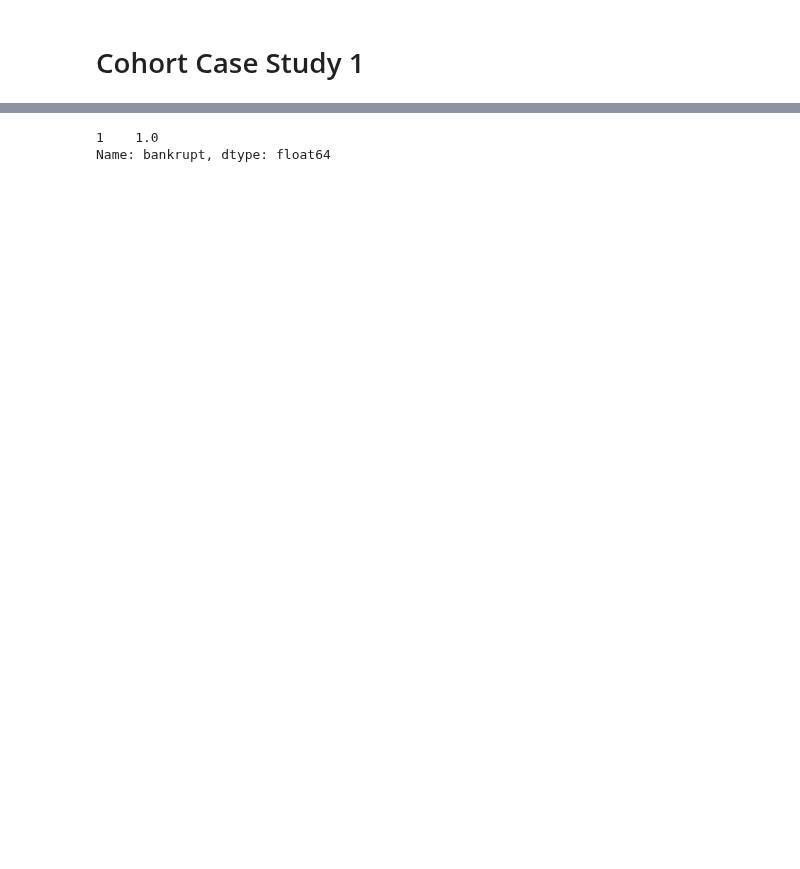
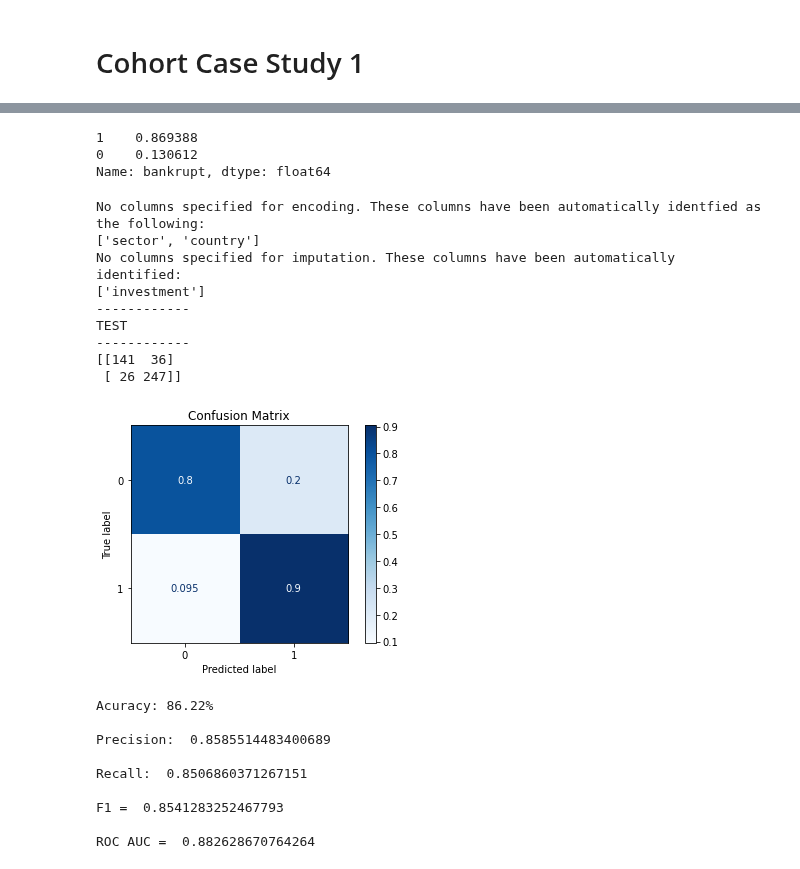
Before and after one commit to microsoft/responsible-ai-toolbox-mitigations, a Jupyter notebook: notebooks/cohort/case_study/case_1.ipynb, the cells around one changed output, grey strips where cells are left out. Saved outputs shown, nothing was run; the diff lists cells and outputs as text; code cells hidden in the pictures; blank space fills up the shorter version.

Commit message:
Small changes to CohortManager and model_utils

```diff
--- a/notebooks/cohort/case_study/case_1.ipynb
+++ b/notebooks/cohort/case_study/case_1.ipynb
@@ -49,9 +51,9 @@ def _create_country_df(samples: int, sectors: dict, country_name: str):
             df = pd.concat([df, df_sector], axis=0)
     return df
 # %%
-def create_df_two_distributions(samples: list):
-    #np.random.seed(SEED)
-    #random.seed(SEED)
+def create_df_multiple_distributions(samples: list):
+    np.random.seed(SEED)
+    random.seed(SEED)
     sectors_c1 = {
         "s1": {"prob_occur":0.2, "prob_success":0.8, "min":20000, "max":100000},
         "s2": {"prob_occur":0.4, "prob_success":0.6, "min":1000, "max":15000},
@@ -76,7 +78,7 @@ def create_df_two_distributions(samples: list):
             df = df_c
         else:
             df = pd.concat([df, df_c], axis=0)
+
+    idx = pd.Index([i for i in range(df.shape[0])])
+    df = df.set_index(idx)
     return df
-
-df = create_df_two_distributions(1000)
-df
@@ -96,0 +85,3 @@ df
+# %%
+df = create_df_multiple_distributions(3000)
+df
@@ -98,5 +103,40 @@ df
 subset = df.query("sector == 's1' and investment < 60000")
 subset['bankrupt'].value_counts(normalize=True)
 # %% [output]
-1    1.0
+1    0.869388
+0    0.130612
 Name: bankrupt, dtype: float64
+# %%
+X_train, X_test, y_train, y_test = dp.split_data(df, label="bankrupt", test_size=0.15)
+class_list = y_train.unique()
+
+model = LGBMClassifier(random_state=SEED)
+pipe = Pipeline([
+            ("encoder", dp.EncoderOHE()),
+            ("imputer", dp.BasicImputer()),
+            ("estimator", model),
+        ])
+pipe.fit(X_train, y_train)
+pred = pipe.predict_proba(X_test)
+
+roc, pr, rc, th = dp.evaluate_set(y_test, pred, is_train=False, plot_pr=False, classes=class_list)
+# %% [output]
+No columns specified for encoding. These columns have been automatically identfied as the following:
+['sector', 'country']
+No columns specified for imputation. These columns have been automatically identified:
+['investment']
+------------
+TEST
+------------
+[[141  36]
+ [ 26 247]]
+[figure, added]
+Acuracy: 86.22%
+
+Precision:  0.8585514483400689
+
+Recall:  0.8506860371267151
+
+F1 =  0.8541283252467793
+
+ROC AUC =  0.882628670764264
```
Also changed, not shown: parts of 5 cells of this notebook, 8 other files.
